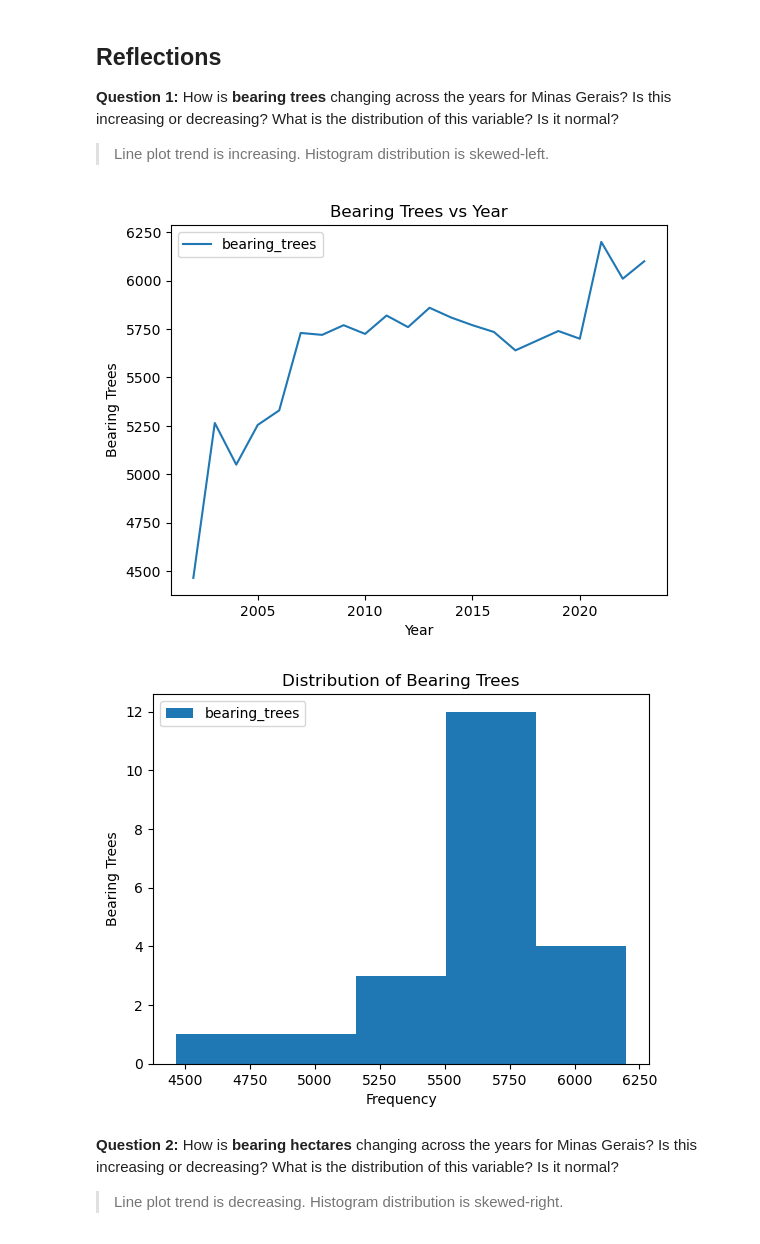
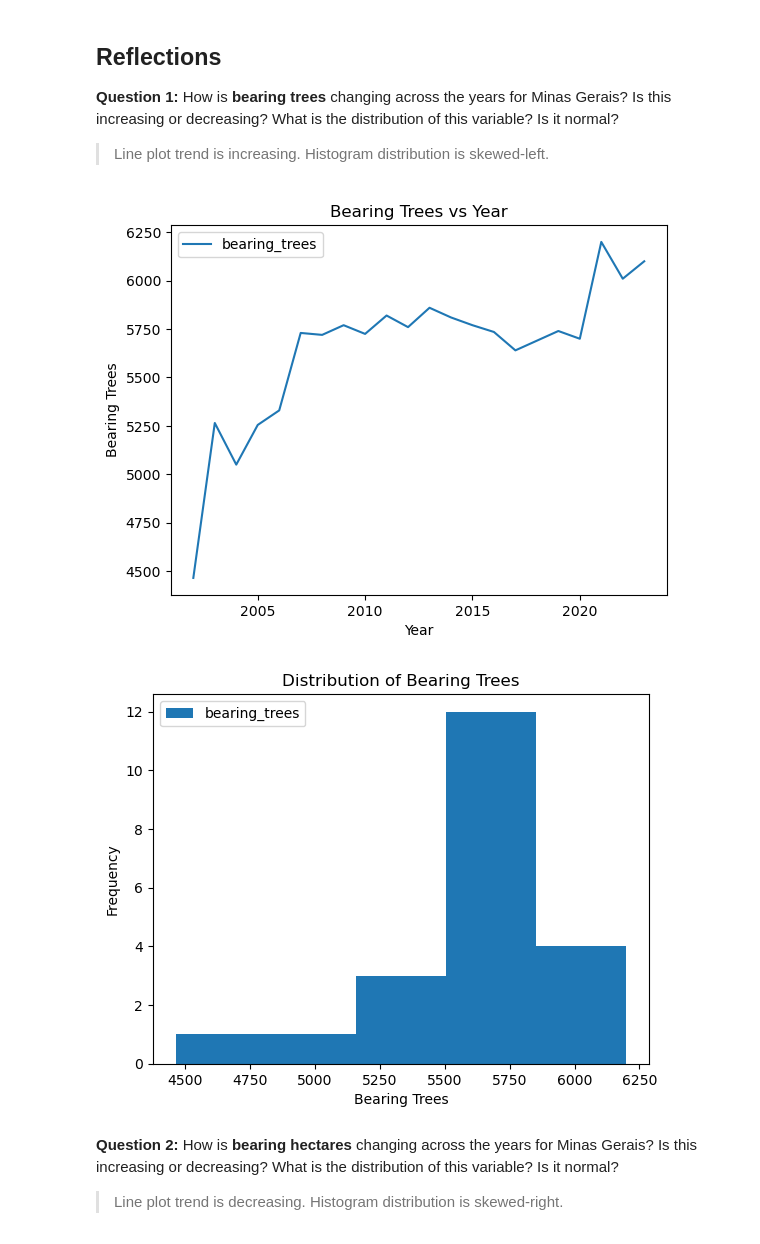
Before and after one commit to barronbytes/Learning-to-Code, a Jupyter notebook: Data-Science/EDA/Weather Analysis/notebooks/explore_coffee.ipynb, the cells around one changed output. Saved outputs shown, nothing was run; the diff lists cells and outputs as text; code cells hidden in the pictures.

```diff
--- a/Data-Science/EDA/Weather Analysis/notebooks/explore_coffee.ipynb
+++ b/Data-Science/EDA/Weather Analysis/notebooks/explore_coffee.ipynb
@@ -75,18 +75,18 @@ print(len(coffee_mg.index.values))
 # %%
 coffee_mg.plot(kind="line", x="year", y="bearing_trees")
 plt.xlabel("Year")
 plt.ylabel("Bearing Trees")
 plt.title("Bearing Trees vs Year")
 plt.show()
 
-coffee_mg.plot(kind="hist", x="year", y="bearing_trees", bins=5)
-plt.xlabel("Frequency")
-plt.ylabel("Bearing Trees")
+coffee_mg.plot(kind="hist", y="bearing_trees", bins=5)
+plt.xlabel("Bearing Trees")
+plt.ylabel("Frequency")
 plt.title("Distribution of Bearing Trees")
 plt.show()
 # %% [output]
 [figure]
-[figure, old version]
+[figure, new version]
 # %% [markdown]
 **Question 2:** How is **bearing hectares** changing across the years for Minas Gerais? Is this increasing or decreasing? What is the distribution of this variable? Is it normal?
 
```
Also changed, not shown: parts of 2 cells of this notebook.
